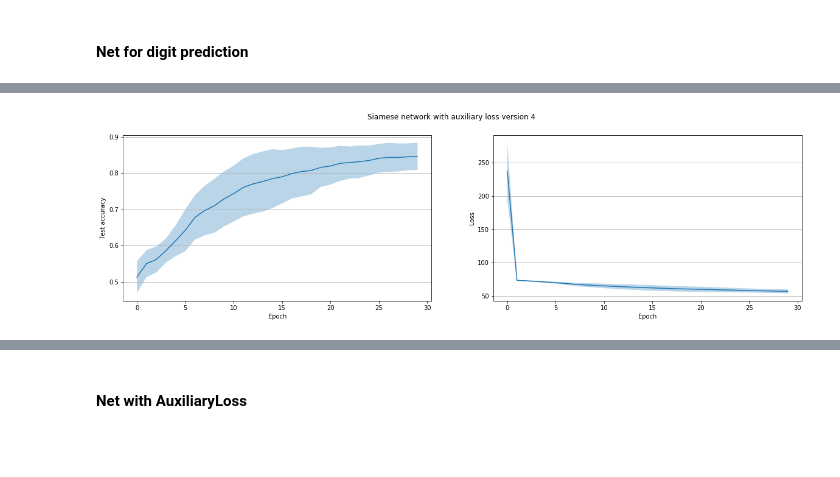
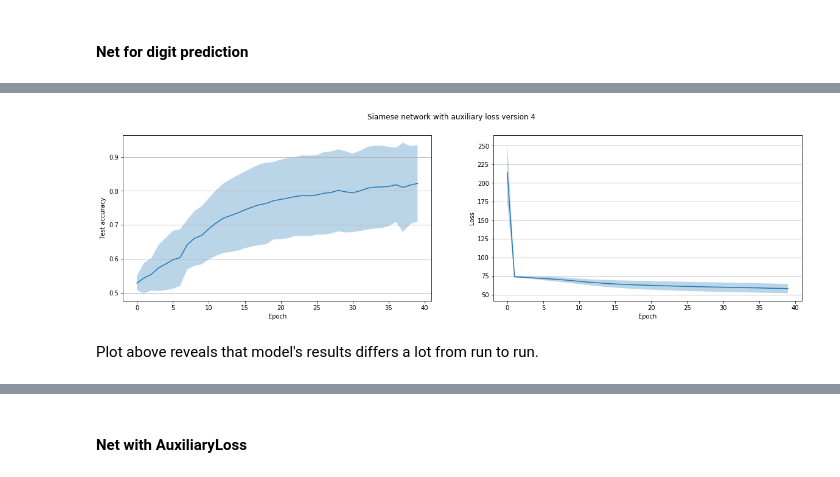
Before and after one commit to oganesManasian/Weight-sharing-and-auxiliary-losses-for-classification, a Jupyter notebook: Weight sharing and auxiliary losses for classification.ipynb, the cells around one changed output, grey strips where cells are left out. Drawn from its saved outputs; the diff is of its cells as text; code cells hidden in the pictures; blank space fills up the shorter version.

```diff
--- a/Weight sharing and auxiliary losses for classification.ipynb
+++ b/Weight sharing and auxiliary losses for classification.ipynb
@@ -151,7 +156,7 @@ def get_auxiliary_loss_model_criterion(lambda_=1):
         binary cross entropy for class predictons, cross entropy for both digit predictions"""
         return lambda_ * binary_cross_entropy(output_class, target_class.unsqueeze(1).float()) \
                 + cross_entropy(output_digits[0], target_digits[:, 0]) \
-                + cross_entropy(output_digits[0], target_digits[:, 1])
+                + cross_entropy(output_digits[1], target_digits[:, 1])
 
     return auxiliary_loss_model_criterion
 # %% [markdown]
@@ -633,9 +638,10 @@ model_params = {"input_channels": input_channels,
                 "activation": "leakyrelu"}
 criterion = simple_model_criterion
 
-accuracy_values, loss_values = test_model(train, train_loader, test_loader, device,
-                                            model_class, model_params, criterion, lr_simple_net, reg_simple_net,
-                                            nb_tests=nb_tests, epochs=epochs_train)
+accuracy_values_simple_net, loss_values_simple_net = test_model(train, train_loader, test_loader, device,
+                                                                model_class, model_params, criterion,
+                                                                lr_simple_net, reg_simple_net,
+                                                                nb_tests=nb_tests, epochs=epochs_train)
 # %% [output]
 [interactive output not drawn]
 # %%
@@ -674,18 +680,20 @@ for i, ver in enumerate(siamese_net_versions):
 # %%
 model_class = NetSiamese
 model_params = {"input_channels": input_channels,
                 "output_class_channels": output_class_channels,
                 "output_digit_channels": output_digit_channels,
                 "activation": "leakyrelu",
                 "version": 4,
                 "auxiliary_loss": True}
 criterion = digit_prediction_criterion
 
 accuracy_values, loss_values = test_model(train, train_loader, test_loader, device,
                                             model_class, model_params, criterion, lr_digit_prediction, reg_digit_prediction,
-                                            nb_tests=nb_tests, epochs=epochs_train)
+                                            nb_tests=nb_tests, epochs=epochs_train+10)
 
 plot_test_results(accuracy_values, loss_values, title=f"Siamese network with auxiliary loss version {4}")
 # %% [output]
 [interactive output not drawn]
-[figure, old version]
+[figure, new version]
+# %% [markdown]
+Plot above reveals that model's results differs a lot from run to run.
```
Also changed, not shown: parts of 28 cells of this notebook, 2 other files.
